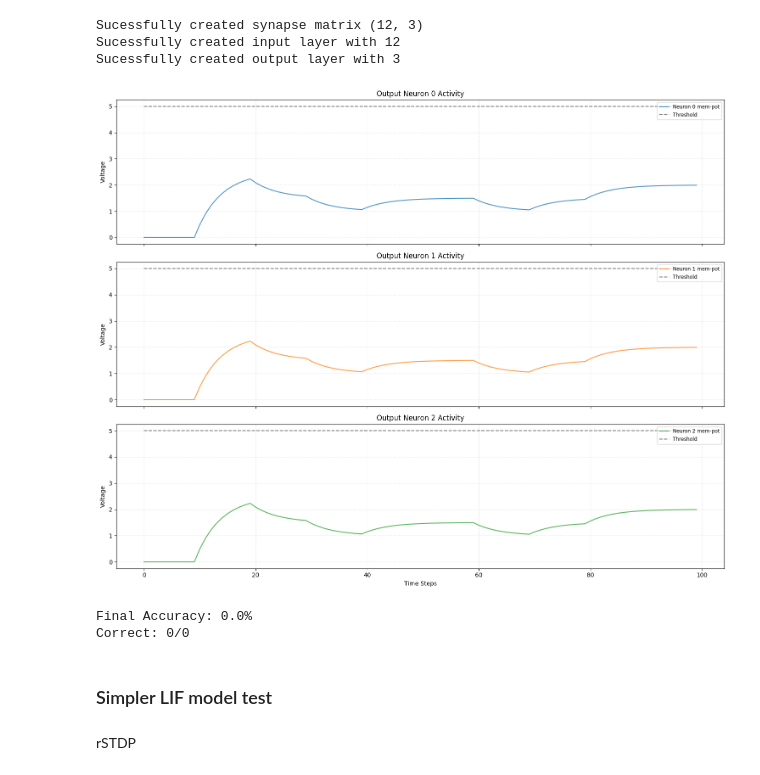
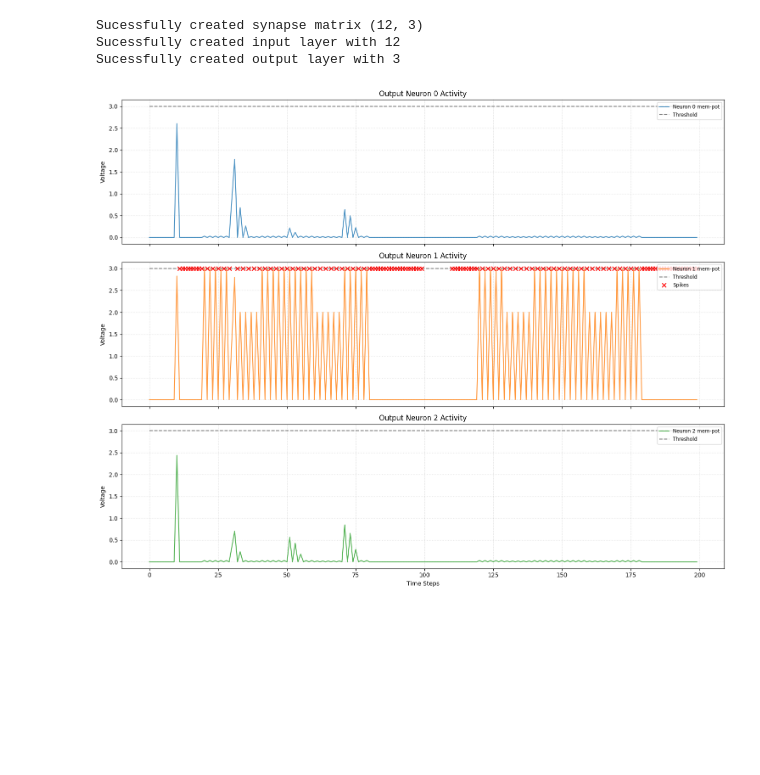
Before and after one commit to robotgreier/python_neural_network, a Jupyter notebook: Python_implementation/Custom_SNN_Spiketrains.ipynb, the cells around one changed output. Drawn from its saved outputs; the diff is of its cells as text; code cells hidden in the pictures; blank space fills up the shorter version.

```diff
--- a/Python_implementation/Custom_SNN_Spiketrains.ipynb
+++ b/Python_implementation/Custom_SNN_Spiketrains.ipynb
@@ -244,7 +214,7 @@ output_size = 3     # Number of output neurons
 
 # Hyperparameters
 beta = 0.80
-threshold = 2
+threshold = 2.5
 reset_val = 0.0
 learning_rate = 0.1
 initial_weight = 0.25
@@ -400,12 +363,24 @@ IndexError: list index out of range
 # %% [markdown]
 **STDP**
 # %%
+# Simulation parameters
+time_steps = 200
+pattern_hold_duration = 10
+
+# Architecture parameter
+input_size = 4*3     # Number of input neurons
+output_size = 3     # Number of output neurons
+
+# Hyperparameters
+beta = 0.95
+threshold = 3
+reset_val = 0.0
+learning_rate = 0.05
+
 # Initialize history lists
 mem_hist = []
 thresh_hist = []
 spike_hist = []
-target_hist = []
-weight_hist = []
 # %%
 # Input data
 spiketrains = pd.read_csv("ORB_test_spiketrains.csv")
@@ -425,8 +407,8 @@ for spikes in spiketrains.values:
 # %%
 
 # Instantiate synapses as a weight matrix, with all weights starting at
-input_to_output_synapses = np.full((input_size, output_size), 0.1)
-#input_to_output_synapses = np.random.rand(input_size, output_size)
+#input_to_output_synapses = np.full((input_size, output_size), 0.1)
+input_to_output_synapses = np.random.rand(input_size, output_size)
 print(f"Sucessfully created synapse matrix {input_to_output_synapses.shape}")
 
 # Instantiate layers as litst of neurons
@@ -523,27 +505,5 @@ def plot_neuron_dynamics(mem_history, threshold_history, spike_history):
 # %%
 # Run the updated plot
 plot_neuron_dynamics(mem_hist, thresh_hist, spike_hist)
-
-
-# Add after your loop
-correct_count = 0
-total_count = 0
-
-for t in range(len(spike_hist)):
-    if any(spike_hist[t]):  # If any neuron fired
-        winner = np.argmax(spike_hist[t])
-        if winner == target_hist[t]:
-            correct_count += 1
-        total_count += 1
-
-accuracy = 100 * correct_count / total_count if total_count > 0 else 0
-print(f"\nFinal Accuracy: {accuracy:.1f}%")
-print(f"Correct: {correct_count}/{total_count}")
 # %% [output]
-[figure, old version]
+[figure, new version]
-Final Accuracy: 0.0%
-Correct: 0/0
-# %% [markdown]
-### Simpler LIF model test
-# %% [markdown]
-rSTDP
```
Also changed, not shown: parts of 12 cells of this notebook, 2 other files.
